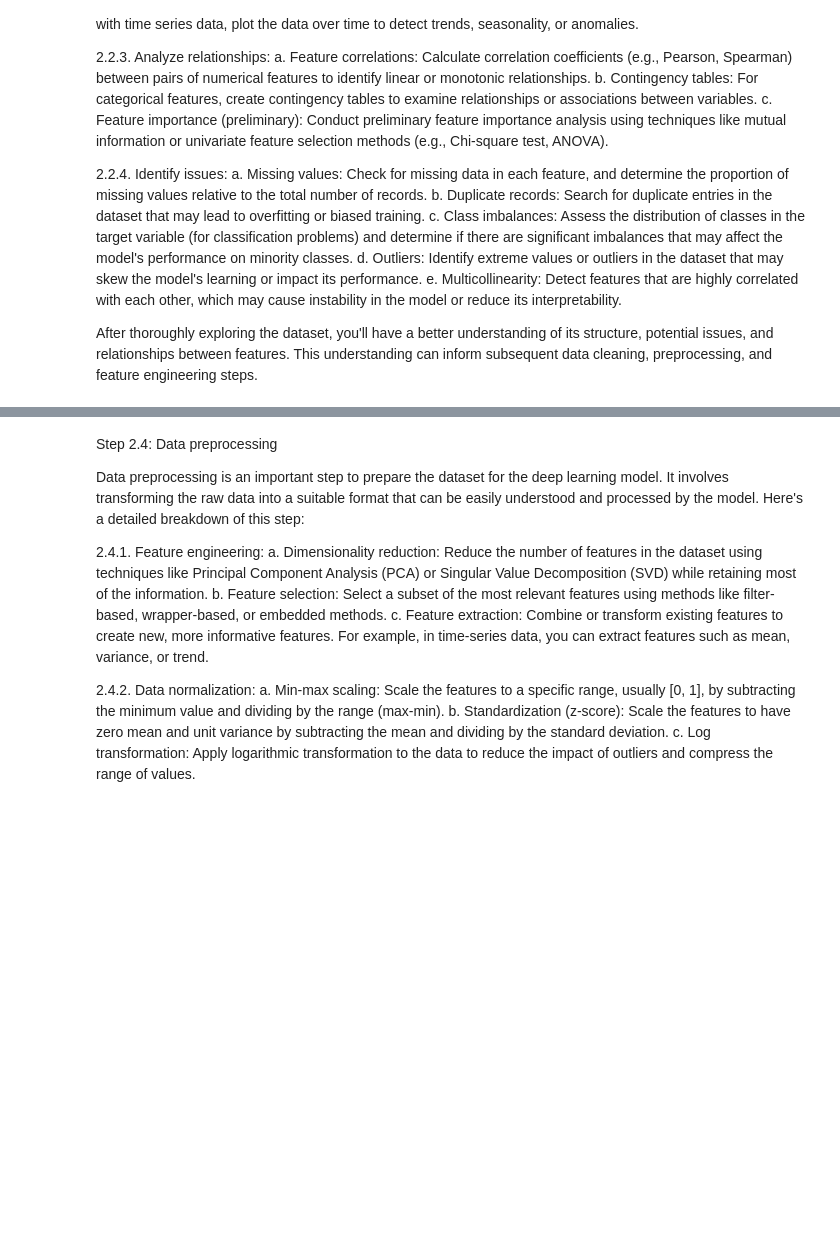
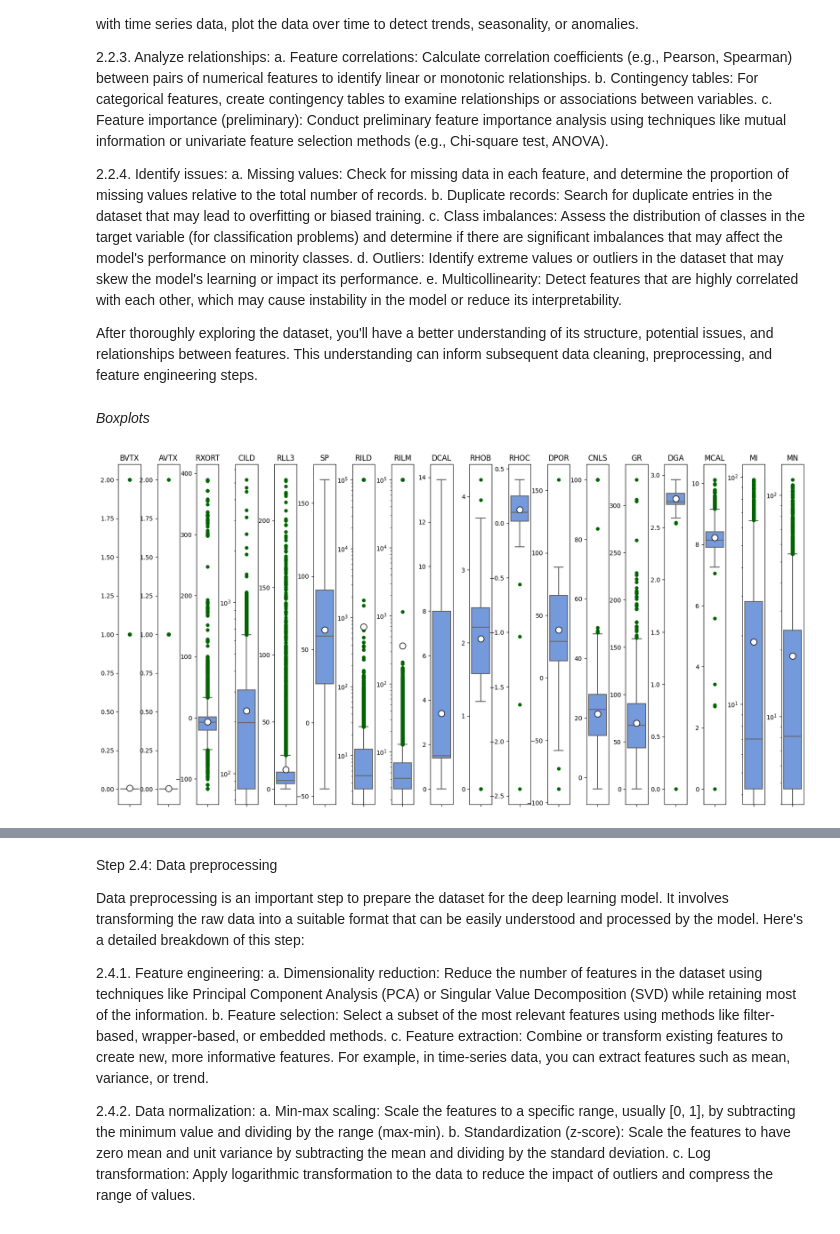
Before and after one commit to OilCoder/Petrophysics, a Jupyter notebook: code/preprocessing.ipynb, the cells around one changed output, grey strips where cells are left out. Drawn from its saved outputs; the diff is of its cells as text; code cells hidden in the pictures; blank space fills up the shorter version.

```diff
--- a/code/preprocessing.ipynb
+++ b/code/preprocessing.ipynb
@@ -120,3 +120,40 @@ d. Outliers: Identify extreme values or outliers in the dataset that may skew th
 e. Multicollinearity: Detect features that are highly correlated with each other, which may cause instability in the model or reduce its interpretability.
 
 After thoroughly exploring the dataset, you'll have a better understanding of its structure, potential issues, and relationships between features. This understanding can inform subsequent data cleaning, preprocessing, and feature engineering steps.
+# %% [markdown]
+*Boxplots*
+# %%
+def make_boxplot(welldata):
+    las = lasio.read(well_path)
+    # convert las file to dataframe
+    df = las.df()
+    inputs = list(df.columns)
+    num_inputs = len(inputs)
+
+    fig, axs = plt.subplots(1, num_inputs, figsize=(20,10))
+
+    for i, (ax, curve) in enumerate(zip(axs.flat, inputs), 1):
+        sns.boxplot(y=df[curve], ax=ax, color='cornflowerblue', showmeans=True,
+                meanprops={"marker":"o",
+                           "markerfacecolor":"white",
+                           "markeredgecolor":"black",
+                          "markersize":"10"},
+               flierprops={'marker':'o',
+                          'markerfacecolor':'darkgreen',
+                          'markeredgecolor':'darkgreen'})
+
+        ax.set_title(inputs[i-1])
+        ax.set_ylabel('')
+
+        if df.columns[i-1] in {'CILD', 'ILD', 'ILM', 'MI', 'MN', 'MINV', 'MNOR', 'RILD', 'RILM', 'MEL15', 'MEL20'}:
+            ax.semilogy()
+
+    plt.subplots_adjust(hspace=0, wspace=0.75)
+    plt.show()
+# %%
+well_path = r'../v1.0_rawdata/1045146404.las'
+
+#make boxplot
+make_boxplot(well_path)
+# %% [output]
+[figure, added]
```
Also changed, not shown: parts of 31 cells of this notebook.
